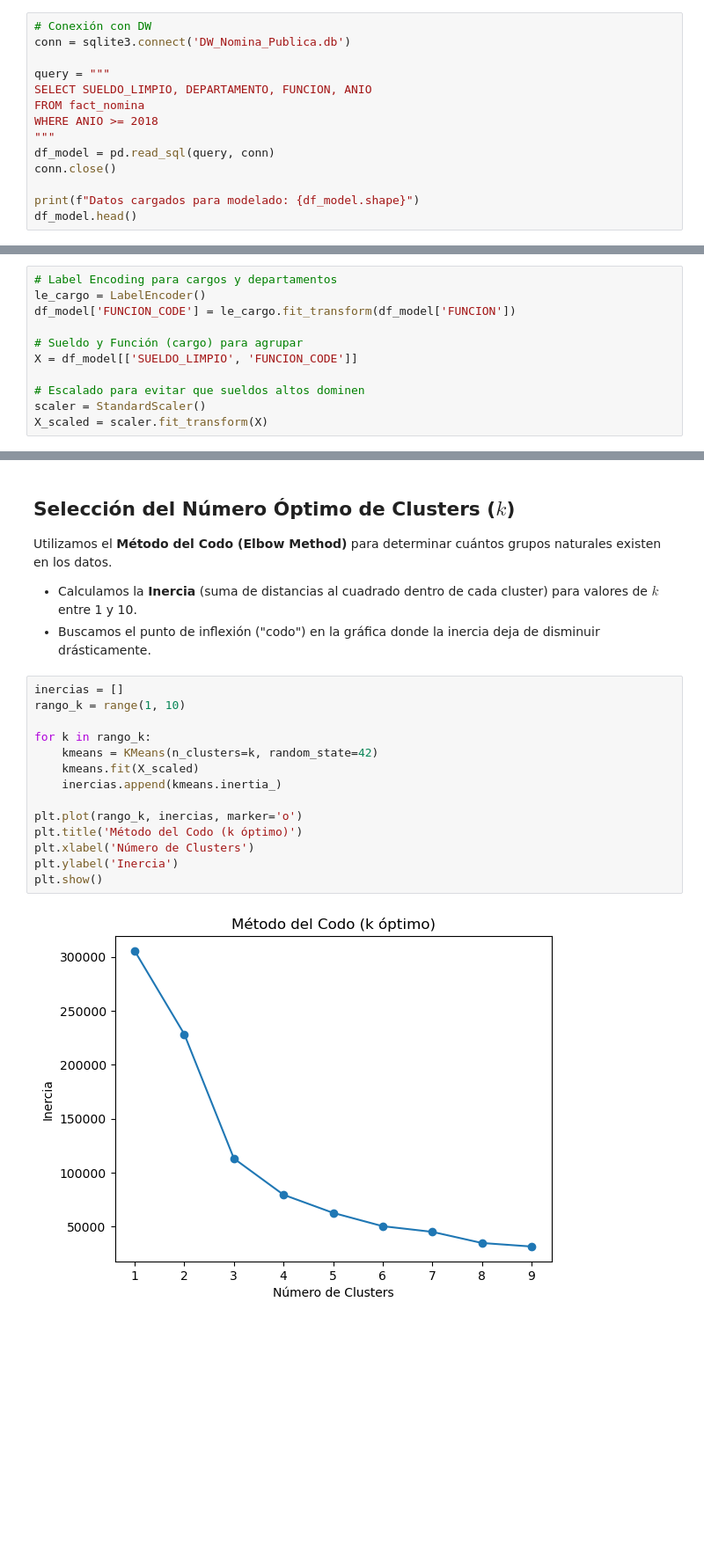
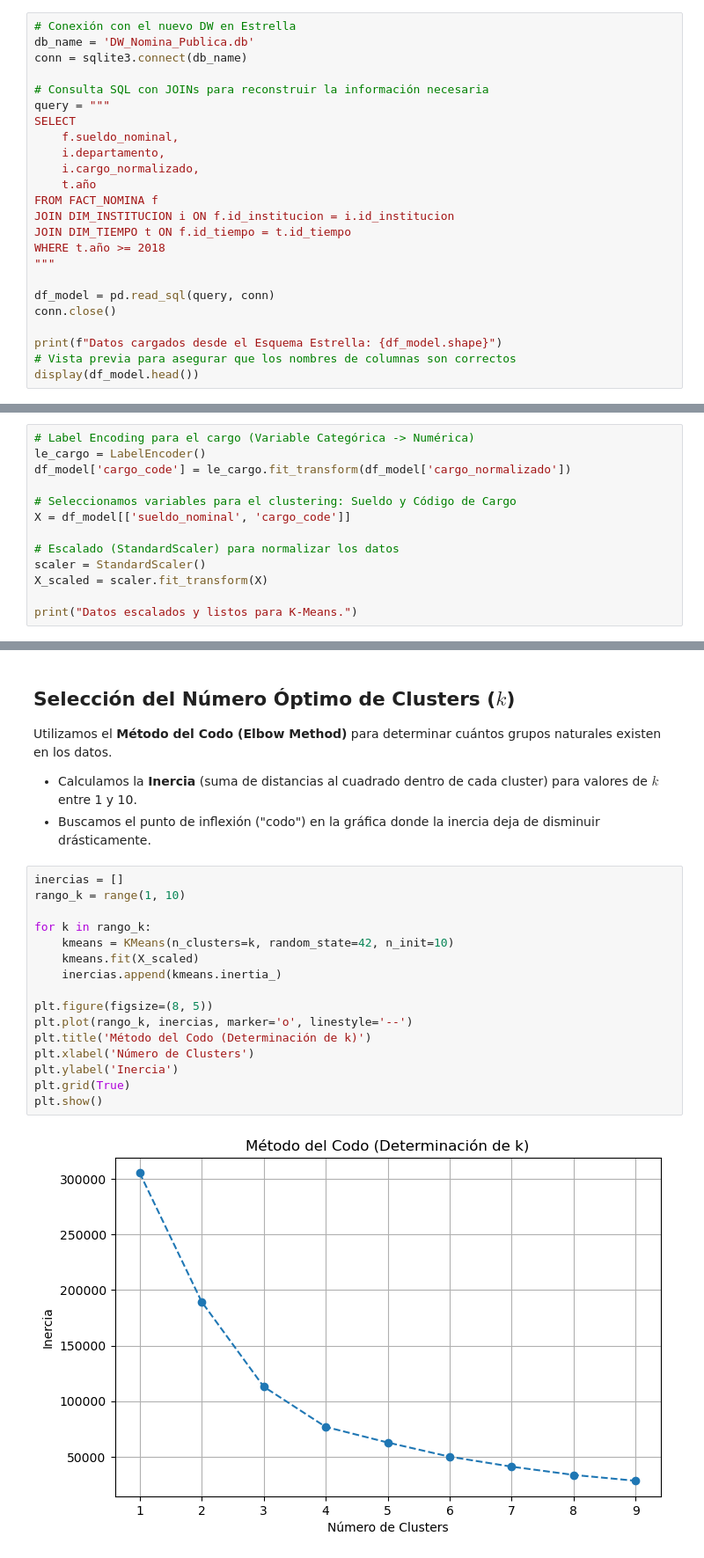
Before and after one commit to TZeik/icc321-2025-final, a Jupyter notebook: modelo_mineria.ipynb, the cells around one changed output, grey strips where cells are left out. Shown at 88% size. Saved outputs shown, nothing was run; the diff lists cells and outputs as text; blank space fills up the shorter version.

Commit message:
DW into CSV - Fixed notebooks to properly display DW arquitecture

```diff
--- a/modelo_mineria.ipynb
+++ b/modelo_mineria.ipynb
@@ -23,17 +23,27 @@ En lugar de procesar archivos crudos del (`.csv`), conectamos directamente a nue
 
 Para este modelo, nos enfocaremos en tomar la muestra completa asegurar acaparar la mayor cantidad de datos durante el análisis.
 # %%
-# Conexión con DW
-conn = sqlite3.connect('DW_Nomina_Publica.db')
+# Conexión con el nuevo DW en Estrella
+db_name = 'DW_Nomina_Publica.db'
+conn = sqlite3.connect(db_name)
 
+# Consulta SQL con JOINs para reconstruir la información necesaria
 query = """
-SELECT SUELDO_LIMPIO, DEPARTAMENTO, FUNCION, ANIO
-FROM fact_nomina
-WHERE ANIO >= 2018
+SELECT
+    f.sueldo_nominal,
+    i.departamento,
+    i.cargo_normalizado,
+    t.año
+FROM FACT_NOMINA f
+JOIN DIM_INSTITUCION i ON f.id_institucion = i.id_institucion
+JOIN DIM_TIEMPO t ON f.id_tiempo = t.id_tiempo
+WHERE t.año >= 2018
 """
+
 df_model = pd.read_sql(query, conn)
 conn.close()
 
-print(f"Datos cargados para modelado: {df_model.shape}")
-df_model.head()
+print(f"Datos cargados desde el Esquema Estrella: {df_model.shape}")
+# Vista previa para asegurar que los nombres de columnas son correctos
+display(df_model.head())
 # %% [output]
@@ -54,13 +64,15 @@ El algoritmo K-Means es sensible a la escala de los datos y solo trabaja con var
     * `FUNCION_CODE`: Representación numérica del cargo.
 3.  **Escalado (StandardScaler):** Estandarizamos los datos para que tengan media 0 y desviación estándar 1.
 # %%
-# Label Encoding para cargos y departamentos
+# Label Encoding para el cargo (Variable Categórica -> Numérica)
 le_cargo = LabelEncoder()
-df_model['FUNCION_CODE'] = le_cargo.fit_transform(df_model['FUNCION'])
+df_model['cargo_code'] = le_cargo.fit_transform(df_model['cargo_normalizado'])
 
-# Sueldo y Función (cargo) para agrupar
-X = df_model[['SUELDO_LIMPIO', 'FUNCION_CODE']]
+# Seleccionamos variables para el clustering: Sueldo y Código de Cargo
+X = df_model[['sueldo_nominal', 'cargo_code']]
 
-# Escalado para evitar que sueldos altos dominen
+# Escalado (StandardScaler) para normalizar los datos
 scaler = StandardScaler()
 X_scaled = scaler.fit_transform(X)
+
+print("Datos escalados y listos para K-Means.")
@@ -73,19 +87,21 @@ Utilizamos el **Método del Codo (Elbow Method)** para determinar cuántos grupo
 # %%
 inercias = []
 rango_k = range(1, 10)
 
 for k in rango_k:
-    kmeans = KMeans(n_clusters=k, random_state=42)
+    kmeans = KMeans(n_clusters=k, random_state=42, n_init=10)
     kmeans.fit(X_scaled)
     inercias.append(kmeans.inertia_)
 
-plt.plot(rango_k, inercias, marker='o')
-plt.title('Método del Codo (k óptimo)')
+plt.figure(figsize=(8, 5))
+plt.plot(rango_k, inercias, marker='o', linestyle='--')
+plt.title('Método del Codo (Determinación de k)')
 plt.xlabel('Número de Clusters')
 plt.ylabel('Inercia')
+plt.grid(True)
 plt.show()
 # %% [output]
-[figure, old version]
+[figure, new version]
 # %% [markdown]
 ## Entrenamiento del Modelo y Análisis de Resultados
 Basado en la gráfica anterior, seleccionamos el $k$ óptimo y entrenamos el modelo final.
```
Also changed, not shown: parts of 7 cells of this notebook, 6 other files.
